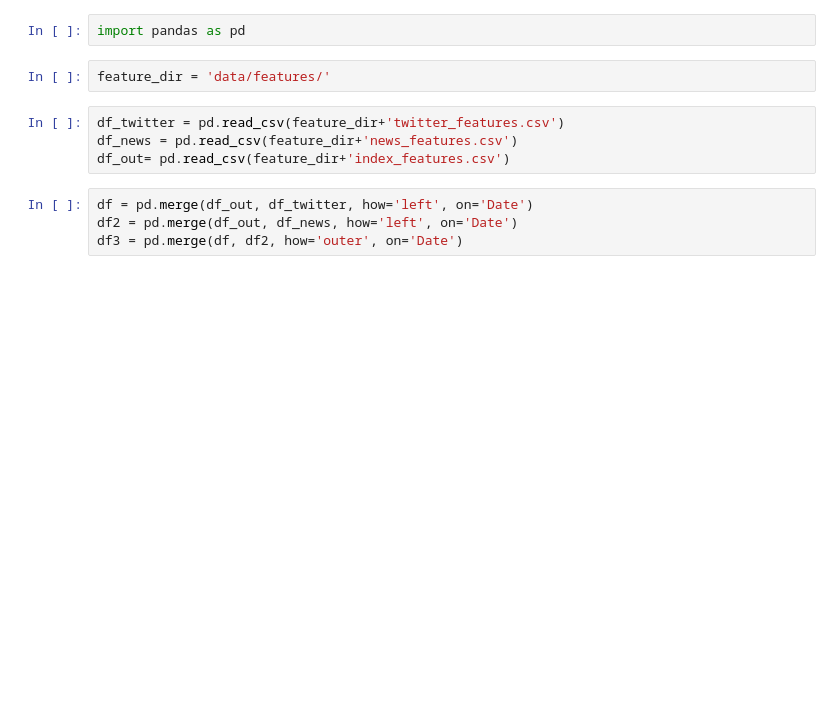
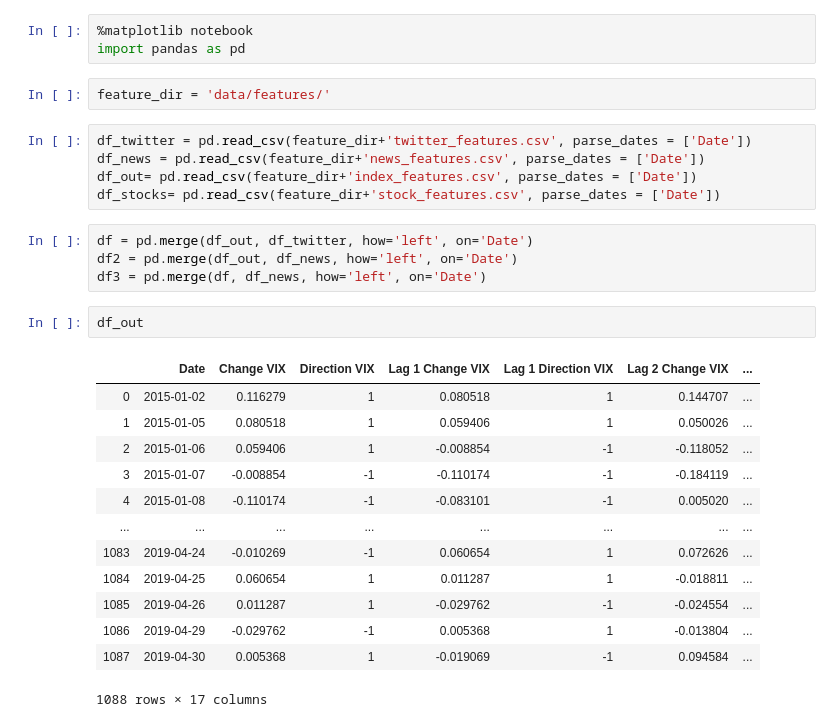
Before and after one commit to osirissc2/sentistock, a Jupyter notebook: CorrelationCheck.ipynb, the cells around one changed output. Cells and saved outputs as stored; diff of their text form; blank space fills up the shorter version.

```diff
--- a/CorrelationCheck.ipynb
+++ b/CorrelationCheck.ipynb
@@ -1,15 +1,33 @@
 # %%
+%matplotlib notebook
 import pandas as pd
 # %%
 feature_dir = 'data/features/'
 # %%
-df_twitter = pd.read_csv(feature_dir+'twitter_features.csv')
-df_news = pd.read_csv(feature_dir+'news_features.csv')
-df_out= pd.read_csv(feature_dir+'index_features.csv')
+df_twitter = pd.read_csv(feature_dir+'twitter_features.csv', parse_dates = ['Date'])
+df_news = pd.read_csv(feature_dir+'news_features.csv', parse_dates = ['Date'])
+df_out= pd.read_csv(feature_dir+'index_features.csv', parse_dates = ['Date'])
+df_stocks= pd.read_csv(feature_dir+'stock_features.csv', parse_dates = ['Date'])
 # %%
 df = pd.merge(df_out, df_twitter, how='left', on='Date')
 df2 = pd.merge(df_out, df_news, how='left', on='Date')
-df3 = pd.merge(df, df2, how='outer', on='Date')
+df3 = pd.merge(df, df_news, how='left', on='Date')
+# %%
+df_out
+# %% [output]
+|  | Date | Change VIX | Direction VIX | Lag 1 Change VIX | Lag 1 Direction VIX | Lag 2 Change VIX | ... |
+| 0 | 2015-01-02 | 0.116279 | 1 | 0.080518 | 1 | 0.144707 | ... |
+| 1 | 2015-01-05 | 0.080518 | 1 | 0.059406 | 1 | 0.050026 | ... |
+| 2 | 2015-01-06 | 0.059406 | 1 | -0.008854 | -1 | -0.118052 | ... |
+| 3 | 2015-01-07 | -0.008854 | -1 | -0.110174 | -1 | -0.184119 | ... |
+| 4 | 2015-01-08 | -0.110174 | -1 | -0.083101 | -1 | 0.005020 | ... |
+| ... | ... | ... | ... | ... | ... | ... | ... |
+| 1083 | 2019-04-24 | -0.010269 | -1 | 0.060654 | 1 | 0.072626 | ... |
+| 1084 | 2019-04-25 | 0.060654 | 1 | 0.011287 | 1 | -0.018811 | ... |
+| 1085 | 2019-04-26 | 0.011287 | 1 | -0.029762 | -1 | -0.024554 | ... |
+| 1086 | 2019-04-29 | -0.029762 | -1 | 0.005368 | 1 | -0.013804 | ... |
+| 1087 | 2019-04-30 | 0.005368 | 1 | -0.019069 | -1 | 0.094584 | ... |
+1088 rows × 17 columns
 # %%
 df.corr()
 # %% [output]
```
Also changed, not shown: parts of 12 cells of this notebook, 26 other files.
